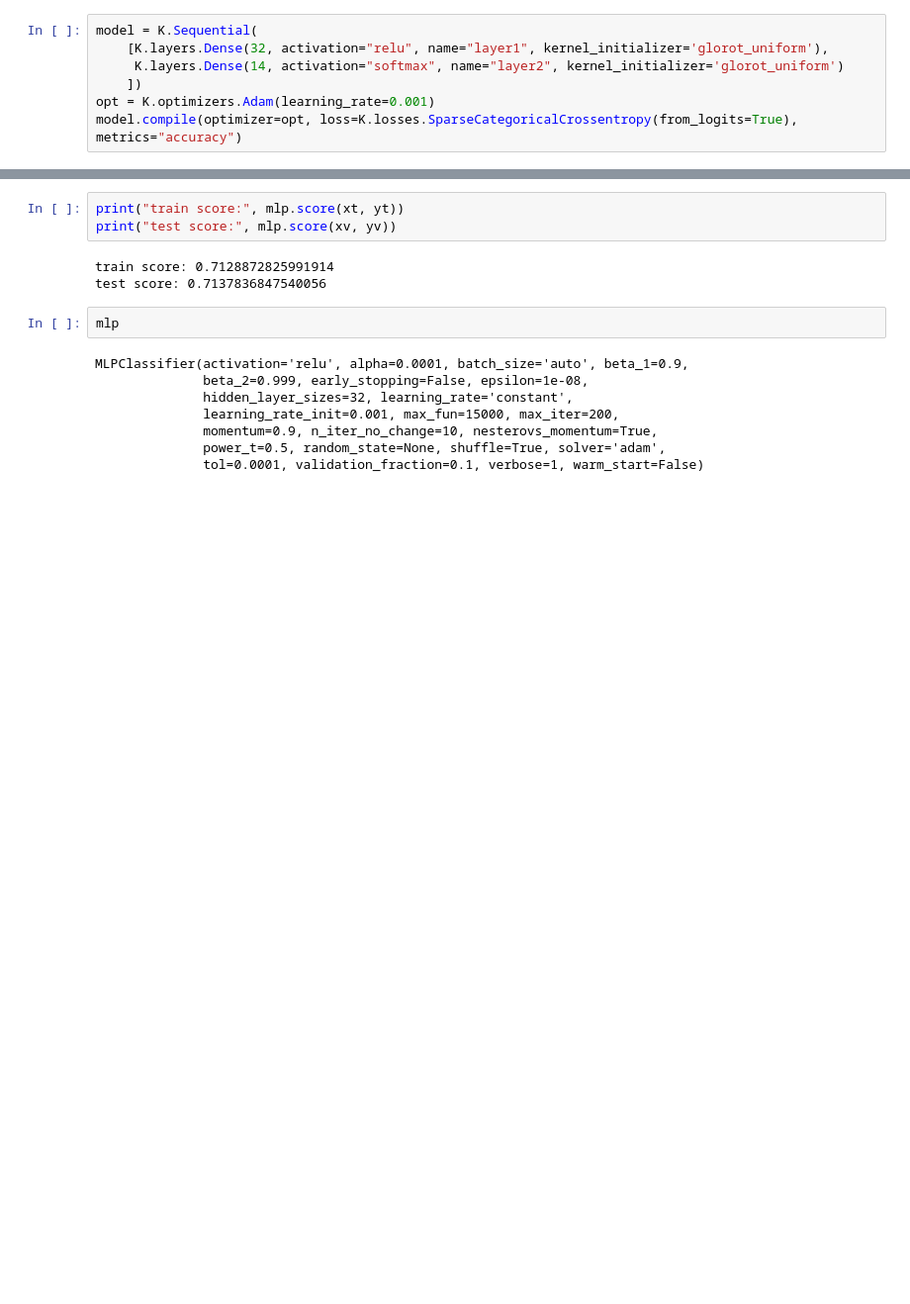
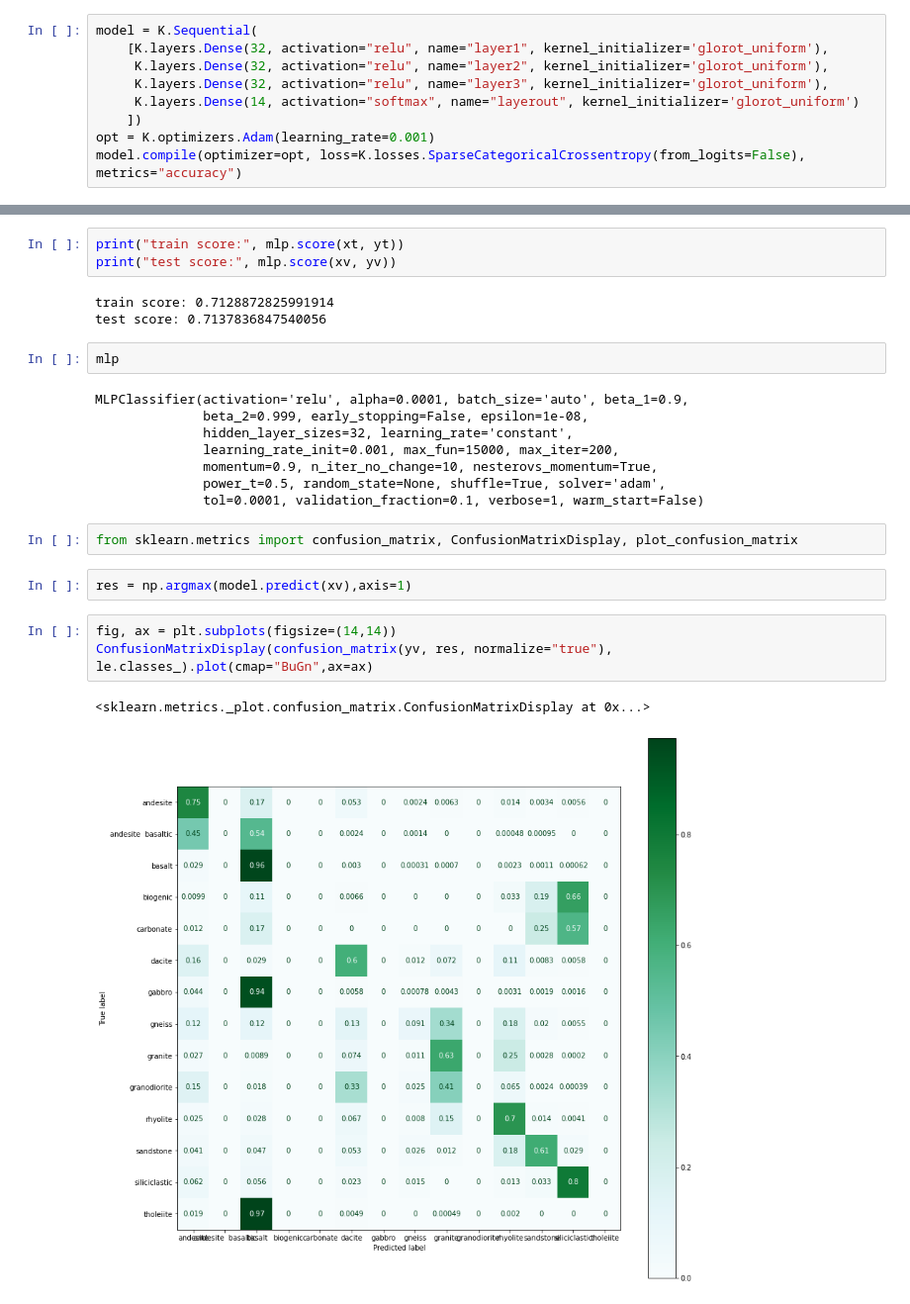
Before and after one commit to ds4geo/ds4geo, a Jupyter notebook: WS 2020 Course Notes/Session 9.ipynb, the cells around one changed output, grey strips where cells are left out. Shown at 99% size. Cells and saved outputs as stored; diff of their text form; blank space fills up the shorter version.

```diff
--- a/WS 2020 Course Notes/Session 9.ipynb
+++ b/WS 2020 Course Notes/Session 9.ipynb
@@ -173,10 +173,12 @@ del model
 # %%
 model = K.Sequential(
     [K.layers.Dense(32, activation="relu", name="layer1", kernel_initializer='glorot_uniform'),
-     K.layers.Dense(14, activation="softmax", name="layer2", kernel_initializer='glorot_uniform')
+     K.layers.Dense(32, activation="relu", name="layer2", kernel_initializer='glorot_uniform'),
+     K.layers.Dense(32, activation="relu", name="layer3", kernel_initializer='glorot_uniform'),
+     K.layers.Dense(14, activation="softmax", name="layerout", kernel_initializer='glorot_uniform')
     ])
 opt = K.optimizers.Adam(learning_rate=0.001)
-model.compile(optimizer=opt, loss=K.losses.SparseCategoricalCrossentropy(from_logits=True), metrics="accuracy")
+model.compile(optimizer=opt, loss=K.losses.SparseCategoricalCrossentropy(from_logits=False), metrics="accuracy")
 # %%
 model.fit(xt, yt, epochs=200, batch_size=600, validation_data=(xv,yv))
 # %% [output]
@@ -242,3 +243,13 @@ MLPClassifier(activation='relu', alpha=0.0001, batch_size='auto', beta_1=0.9,
               momentum=0.9, n_iter_no_change=10, nesterovs_momentum=True,
               power_t=0.5, random_state=None, shuffle=True, solver='adam',
               tol=0.0001, validation_fraction=0.1, verbose=1, warm_start=False)
+# %%
+from sklearn.metrics import confusion_matrix, ConfusionMatrixDisplay, plot_confusion_matrix
+# %%
+res = np.argmax(model.predict(xv),axis=1)
+# %%
+fig, ax = plt.subplots(figsize=(14,14))
+ConfusionMatrixDisplay(confusion_matrix(yv, res, normalize="true"), le.classes_).plot(cmap="BuGn",ax=ax)
+# %% [output]
+<sklearn.metrics._plot.confusion_matrix.ConfusionMatrixDisplay at 0x...>
+[figure, added]
```
Also changed, not shown: parts of 3 cells of this notebook.
